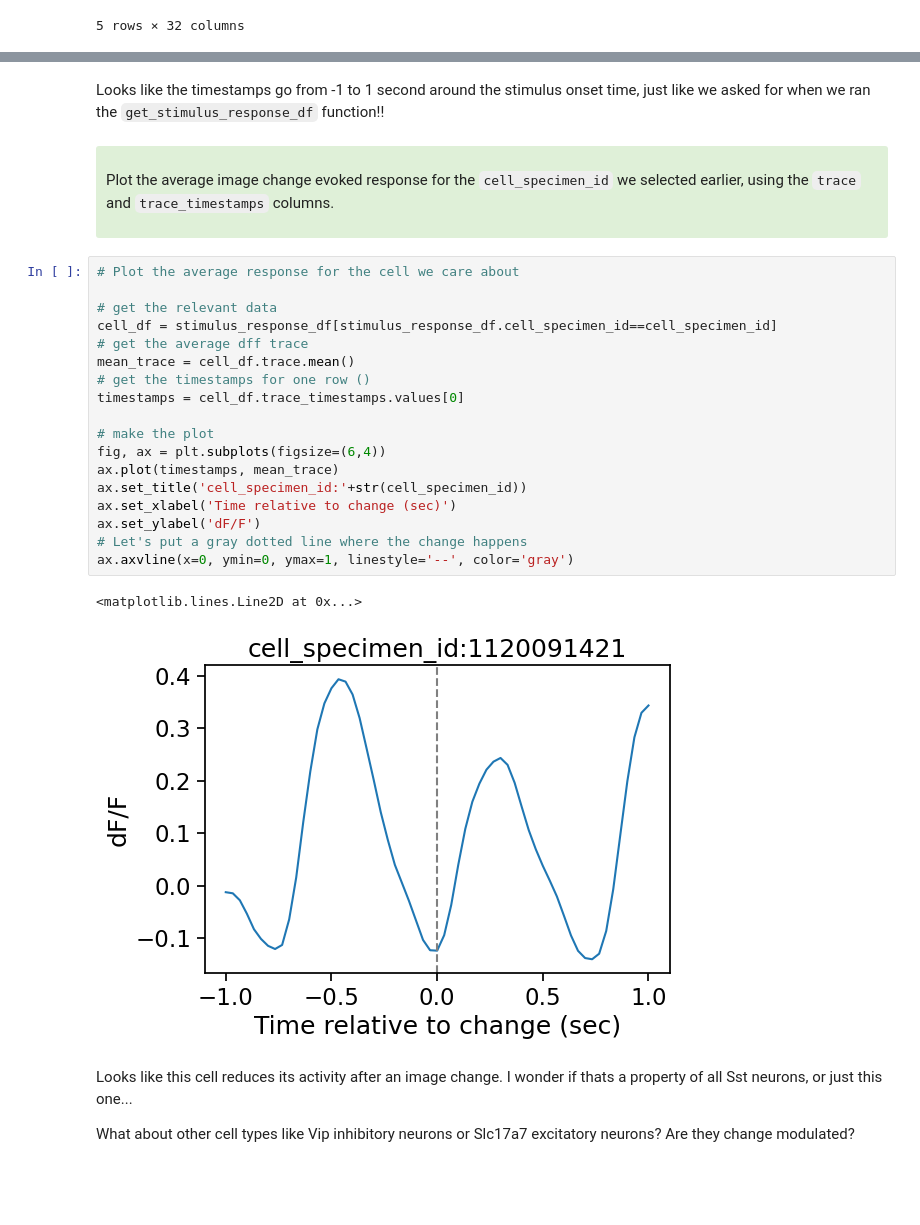
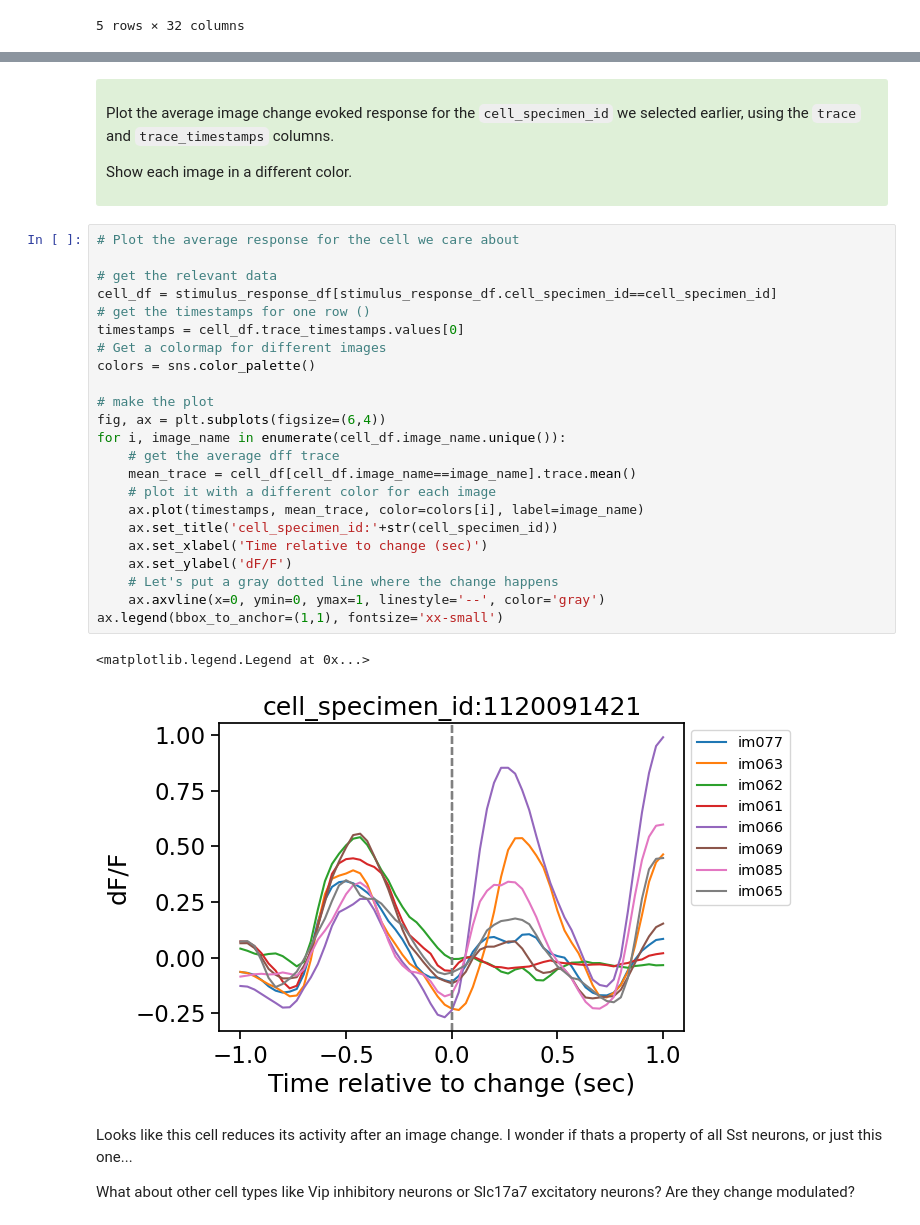
Before and after one commit to mattjdavis/SWDB_2024_Physiology, a Jupyter notebook: code/solutions/SWDB2024_Day2_Workshop1 - Solutions.ipynb, the cells around one changed output, grey strips where cells are left out. Saved outputs shown, nothing was run; the diff lists cells and outputs as text; blank space fills up the shorter version.

```diff
--- a/code/solutions/SWDB2024_Day2_Workshop1 - Solutions.ipynb
+++ b/code/solutions/SWDB2024_Day2_Workshop1 - Solutions.ipynb
@@ -539,31 +475,36 @@ array([-1.        , -0.96666667, -0.93333333, -0.9       , -0.86666667,
-# %% [markdown]
-Looks like the timestamps go from -1 to 1 second around the stimulus onset time, just like we asked for when we ran the `get_stimulus_response_df` function!!
 # %% [markdown]
 <div style="background: #DFF0D8; border-radius: 3px; padding: 10px;">
 <p>
 
 Plot the average image change evoked response for the `cell_specimen_id` we selected earlier, using the `trace` and `trace_timestamps` columns.
+
+Show each image in a different color.
 # %%
 # Plot the average response for the cell we care about
 
 # get the relevant data
 cell_df = stimulus_response_df[stimulus_response_df.cell_specimen_id==cell_specimen_id]
-# get the average dff trace
-mean_trace = cell_df.trace.mean()
 # get the timestamps for one row ()
 timestamps = cell_df.trace_timestamps.values[0]
+# Get a colormap for different images
+colors = sns.color_palette()
 
 # make the plot
 fig, ax = plt.subplots(figsize=(6,4))
-ax.plot(timestamps, mean_trace)
-ax.set_title('cell_specimen_id:'+str(cell_specimen_id))
-ax.set_xlabel('Time relative to change (sec)')
-ax.set_ylabel('dF/F')
-# Let's put a gray dotted line where the change happens
-ax.axvline(x=0, ymin=0, ymax=1, linestyle='--', color='gray')
+for i, image_name in enumerate(cell_df.image_name.unique()):
+    # get the average dff trace
+    mean_trace = cell_df[cell_df.image_name==image_name].trace.mean()
+    # plot it with a different color for each image
+    ax.plot(timestamps, mean_trace, color=colors[i], label=image_name)
+    ax.set_title('cell_specimen_id:'+str(cell_specimen_id))
+    ax.set_xlabel('Time relative to change (sec)')
+    ax.set_ylabel('dF/F')
+    # Let's put a gray dotted line where the change happens
+    ax.axvline(x=0, ymin=0, ymax=1, linestyle='--', color='gray')
+ax.legend(bbox_to_anchor=(1,1), fontsize='xx-small')
 # %% [output]
-<matplotlib.lines.Line2D at 0x...>
+<matplotlib.legend.Legend at 0x...>
-[figure, old version]
+[figure, new version]
 # %% [markdown]
 Looks like this cell reduces its activity after an image change. I wonder if thats a property of all Sst neurons, or just this one...
 
```
Also changed, not shown: parts of 18 cells of this notebook, 8 other files.
